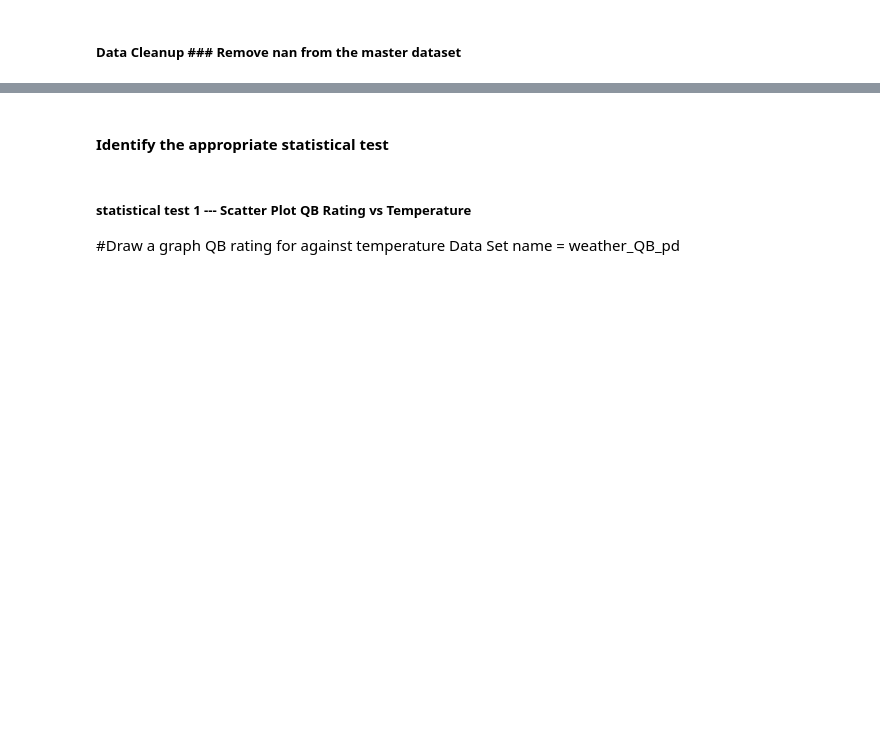
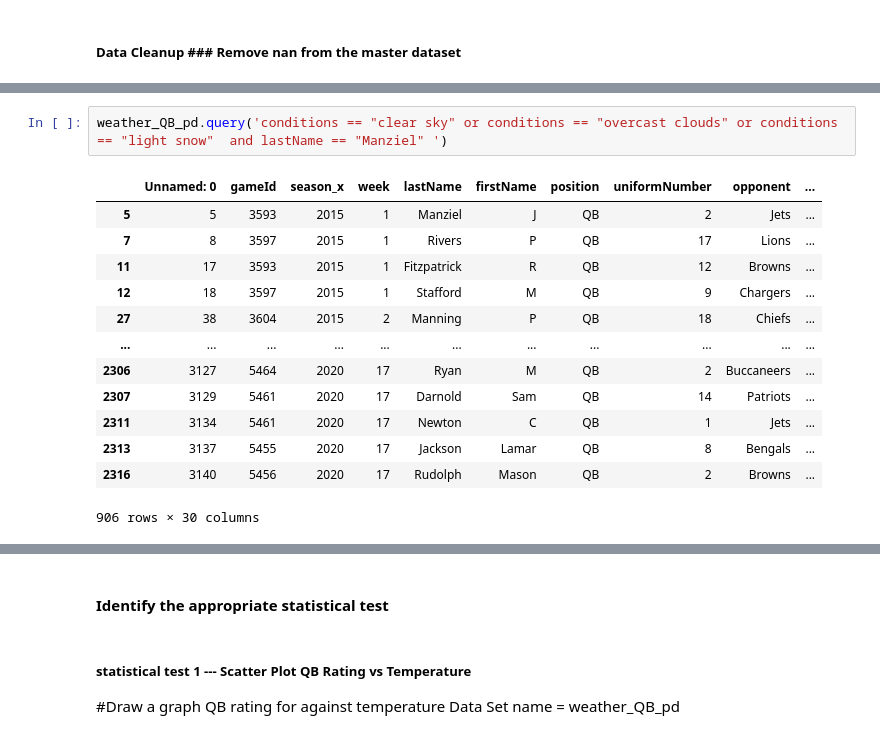
Before and after one commit to nblaul/Project-1, a Jupyter notebook: Project1-graph-3.ipynb, the cells around one changed output, grey strips where cells are left out. Saved outputs shown, nothing was run; the diff lists cells and outputs as text; blank space fills up the shorter version.

```diff
--- a/Project1-graph-3.ipynb
+++ b/Project1-graph-3.ipynb
@@ -203,2 +224,18 @@ plt.bar(QB_R_weather_con_3["conditions"], QB_R_weather_con_3["QB Rating"], color
+# %%
+weather_QB_pd.query('conditions == "clear sky" or conditions == "overcast clouds" or conditions == "light snow"  and lastName == "Manziel" ')
+# %% [output]
+|  | Unnamed: 0 | gameId | season_x | week | lastName | firstName | position | uniformNumber | opponent | ... |
+| 5 | 5 | 3593 | 2015 | 1 | Manziel | J | QB | 2 | Jets | ... |
+| 7 | 8 | 3597 | 2015 | 1 | Rivers | P | QB | 17 | Lions | ... |
+| 11 | 17 | 3593 | 2015 | 1 | Fitzpatrick | R | QB | 12 | Browns | ... |
+| 12 | 18 | 3597 | 2015 | 1 | Stafford | M | QB | 9 | Chargers | ... |
+| 27 | 38 | 3604 | 2015 | 2 | Manning | P | QB | 18 | Chiefs | ... |
+| ... | ... | ... | ... | ... | ... | ... | ... | ... | ... | ... |
+| 2306 | 3127 | 5464 | 2020 | 17 | Ryan | M | QB | 2 | Buccaneers | ... |
+| 2307 | 3129 | 5461 | 2020 | 17 | Darnold | Sam | QB | 14 | Patriots | ... |
+| 2311 | 3134 | 5461 | 2020 | 17 | Newton | C | QB | 1 | Jets | ... |
+| 2313 | 3137 | 5455 | 2020 | 17 | Jackson | Lamar | QB | 8 | Bengals | ... |
+| 2316 | 3140 | 5456 | 2020 | 17 | Rudolph | Mason | QB | 2 | Browns | ... |
+906 rows × 30 columns
 # %%
 weather_QB_pd.dropna(inplace=True)
```
Also changed, not shown: parts of 18 cells of this notebook.
